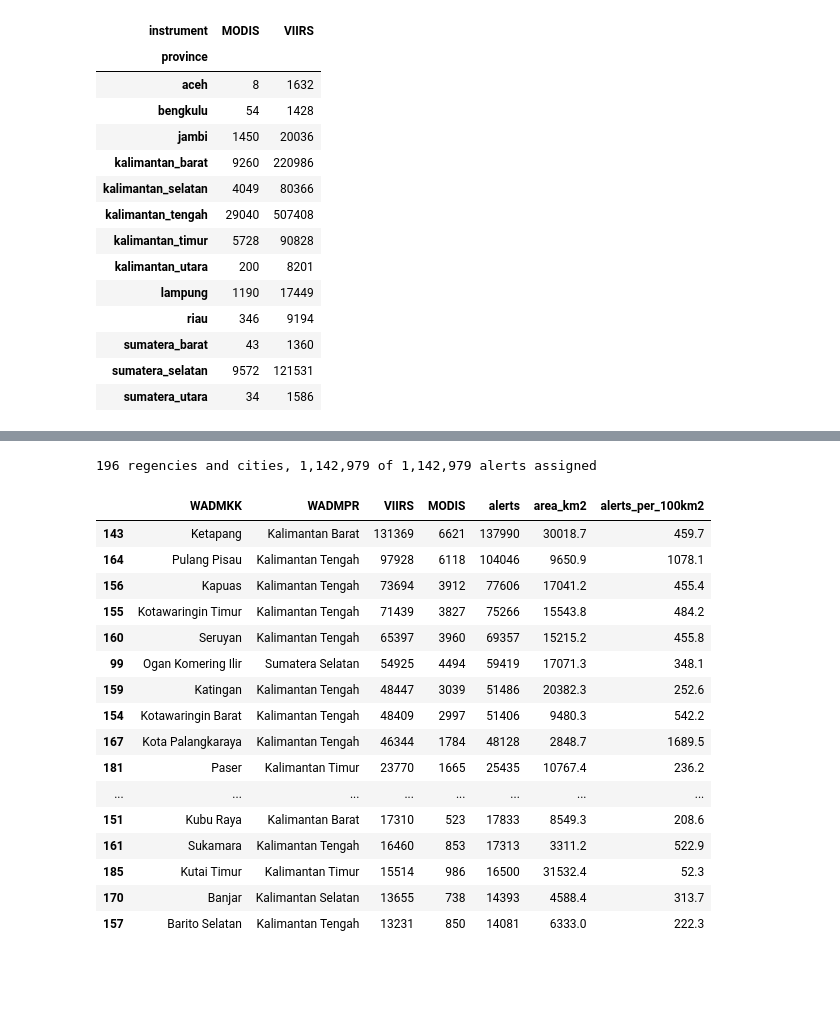
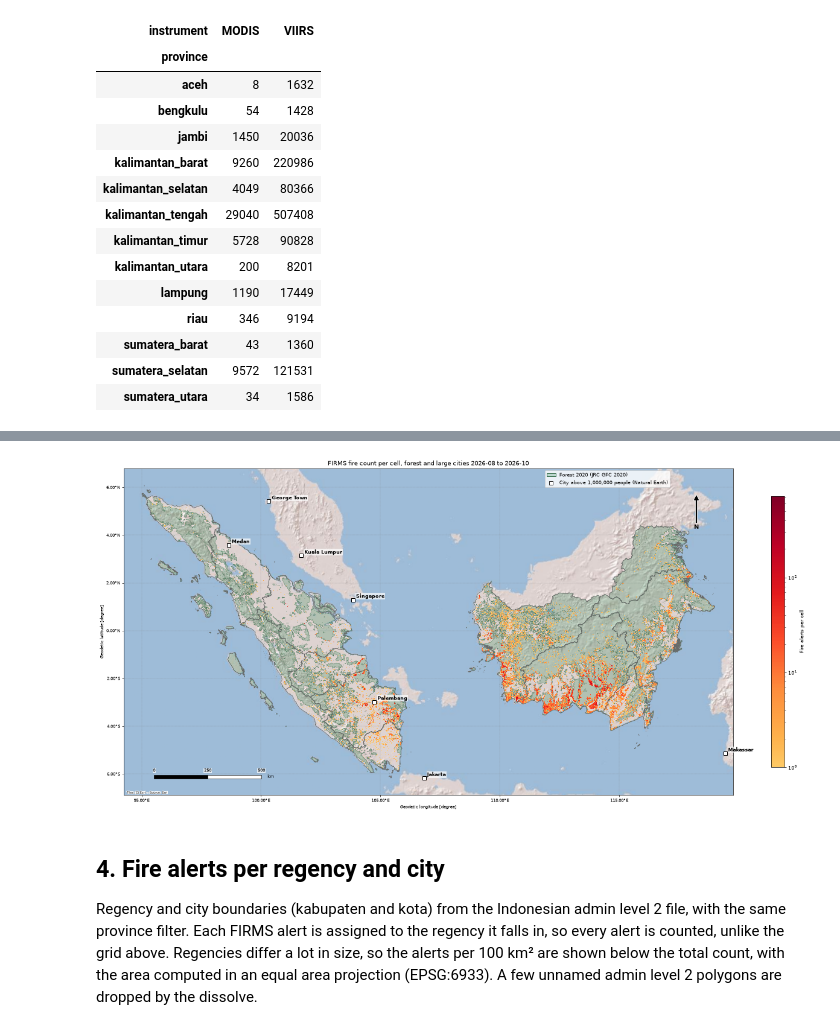
Before and after one commit to ramiqcom/forest-fire-indonesia-2026, a Jupyter notebook: notebook/firms.ipynb, the cells around one changed output, grey strips where cells are left out. Drawn from its saved outputs; the diff is of its cells as text; code cells hidden in the pictures; blank space fills up the shorter version.

Commit message:
use city areas

```diff
--- a/notebook/firms.ipynb
+++ b/notebook/firms.ipynb
@@ -13,8 +13,11 @@ import matplotlib.pyplot as plt
 import numpy as np
 import pandas as pd
 import rasterio
+from rasterio.enums import Resampling
 from dotenv import load_dotenv
 from matplotlib.colors import ListedColormap, LogNorm
+from matplotlib.lines import Line2D
+from matplotlib.patches import Patch
 from matplotlib.ticker import FuncFormatter
 
 # override=True so the .env credentials win over anything already in the environment
@@ -36,6 +39,10 @@ DATE_NAME = "2026-08_2026-10"
 GRID_PATHS = {
     region: f"{CLOUD_PREFIX}/firms_grid/{region}_{DATE_NAME}.tif" for region in ["kalimantan", "sumatera"]
 }
+GFC_PREFIX = f"{CLOUD_PREFIX}/jrc_gfc_2020"
+PLACES_URL = "/vsicurl/https://storage.googleapis.com/gee-ramiqcom-s4g-bucket/forest_fire_indonesian_2026/urban/ne_10m_populated_places.fgb"
+# Populated places shown on the maps
+MIN_POPULATION = 1_000_000
 # Wide figure, both regions side by side span about twice as much longitude as latitude
 FIGSIZE = (22, 11)
 # %% [markdown]
@@ -291,38 +388,34 @@ Regency and city boundaries (kabupaten and kota) from the Indonesian admin level
-# %%
-regencies = gpd.read_file(AOI2_URL, where=AOI_FILTER, columns=["KDPKAB", "KDPPUM", "WADMKK", "WADMPR"])
-regencies = regencies.dissolve(by=["KDPKAB", "KDPPUM", "WADMKK", "WADMPR"]).reset_index().to_crs("EPSG:4326")
-
-alerts = firms[["instrument", "geometry"]].sjoin(regencies[["KDPKAB", "geometry"]], predicate="within")
-counts = alerts.groupby(["KDPKAB", "instrument"]).size().unstack(fill_value=0)
-
-regencies = regencies.merge(counts, left_on="KDPKAB", right_index=True, how="left")
-regencies[["VIIRS", "MODIS"]] = regencies[["VIIRS", "MODIS"]].fillna(0).astype(int)
-regencies["alerts"] = regencies["VIIRS"] + regencies["MODIS"]
-regencies["area_km2"] = regencies.to_crs("EPSG:6933").area / 1e6
-regencies["alerts_per_100km2"] = regencies["alerts"] / regencies["area_km2"] * 100
-
-# Alerts near the coast or on borders can fall outside every admin level 2 polygon
-print(f"{len(regencies)} regencies and cities, {regencies['alerts'].sum():,} of {len(firms):,} alerts assigned")
-regencies.sort_values("alerts", ascending=False)[
-    ["WADMKK", "WADMPR", "VIIRS", "MODIS", "alerts", "area_km2", "alerts_per_100km2"]
-].head(20).round(1)
-# %% [output]
-196 regencies and cities, 1,142,979 of 1,142,979 alerts assigned
-|  | WADMKK | WADMPR | VIIRS | MODIS | alerts | area_km2 | alerts_per_100km2 |
-| 143 | Ketapang | Kalimantan Barat | 131369 | 6621 | 137990 | 30018.7 | 459.7 |
-| 164 | Pulang Pisau | Kalimantan Tengah | 97928 | 6118 | 104046 | 9650.9 | 1078.1 |
-| 156 | Kapuas | Kalimantan Tengah | 73694 | 3912 | 77606 | 17041.2 | 455.4 |
-| 155 | Kotawaringin Timur | Kalimantan Tengah | 71439 | 3827 | 75266 | 15543.8 | 484.2 |
-| 160 | Seruyan | Kalimantan Tengah | 65397 | 3960 | 69357 | 15215.2 | 455.8 |
-| 99 | Ogan Komering Ilir | Sumatera Selatan | 54925 | 4494 | 59419 | 17071.3 | 348.1 |
-| 159 | Katingan | Kalimantan Tengah | 48447 | 3039 | 51486 | 20382.3 | 252.6 |
-| 154 | Kotawaringin Barat | Kalimantan Tengah | 48409 | 2997 | 51406 | 9480.3 | 542.2 |
-| 167 | Kota Palangkaraya | Kalimantan Tengah | 46344 | 1784 | 48128 | 2848.7 | 1689.5 |
-| 181 | Paser | Kalimantan Timur | 23770 | 1665 | 25435 | 10767.4 | 236.2 |
-| ... | ... | ... | ... | ... | ... | ... | ... |
-| 151 | Kubu Raya | Kalimantan Barat | 17310 | 523 | 17833 | 8549.3 | 208.6 |
-| 161 | Sukamara | Kalimantan Tengah | 16460 | 853 | 17313 | 3311.2 | 522.9 |
-| 185 | Kutai Timur | Kalimantan Timur | 15514 | 986 | 16500 | 31532.4 | 52.3 |
-| 170 | Banjar | Kalimantan Selatan | 13655 | 738 | 14393 | 4588.4 | 313.7 |
-| 157 | Barito Selatan | Kalimantan Tengah | 13231 | 850 | 14081 | 6333.0 | 222.3 |
+# %%
+# YlOrRd without its near white start, so cells with few alerts stay visible on the light basemap
+grid_cmap = ListedColormap(plt.get_cmap("YlOrRd")(np.linspace(0.3, 1, 256)))
+
+fig, ax = plt.subplots(figsize=FIGSIZE)
+
+add_forest(ax, zorder=2)
+for fire_count, extent in grids.values():
+    image = ax.imshow(
+        fire_count,
+        extent=extent,
+        cmap=grid_cmap,
+        norm=LogNorm(vmin=1, vmax=grid_max),
+        interpolation="nearest",
+        zorder=3,
+    )
+provinces.boundary.plot(ax=ax, color="dimgrey", linewidth=0.8, zorder=4)
+add_cities(ax)
+
+set_extent(ax, provinces)
+add_basemap(ax, zorder=1)
+decorate(ax, f"FIRMS fire count per cell, forest and large cities {DATE_NAME.replace('_', ' to ')}")
+fig.colorbar(image, ax=ax, shrink=0.7, label="Fire alerts per cell")
+ax.legend(handles=context_handles(), loc="upper right", bbox_to_anchor=(0.9, 1), fontsize=9)
+
+plt.tight_layout()
+plt.show()
+# %% [output]
+[figure, added]
+# %% [markdown]
+## 4. Fire alerts per regency and city
+
+Regency and city boundaries (kabupaten and kota) from the Indonesian admin level 2 file, with the same province filter. Each FIRMS alert is assigned to the regency it falls in, so every alert is counted, unlike the grid above. Regencies differ a lot in size, so the alerts per 100 km² are shown below the total count, with the area computed in an equal area projection (EPSG:6933). A few unnamed admin level 2 polygons are dropped by the dissolve.
 # %%
```
Also changed, not shown: parts of 10 cells of this notebook.
